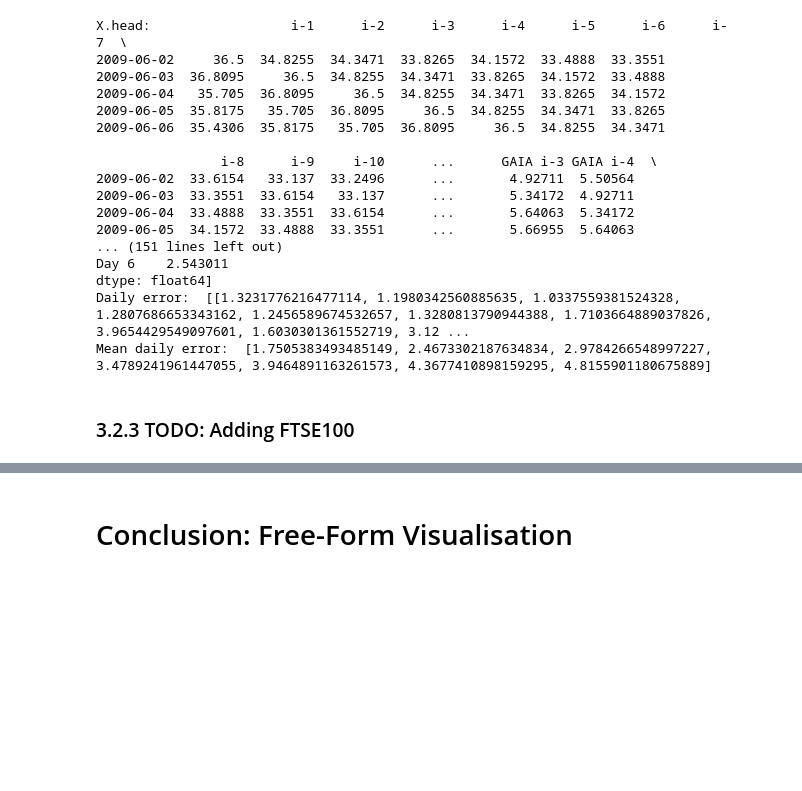
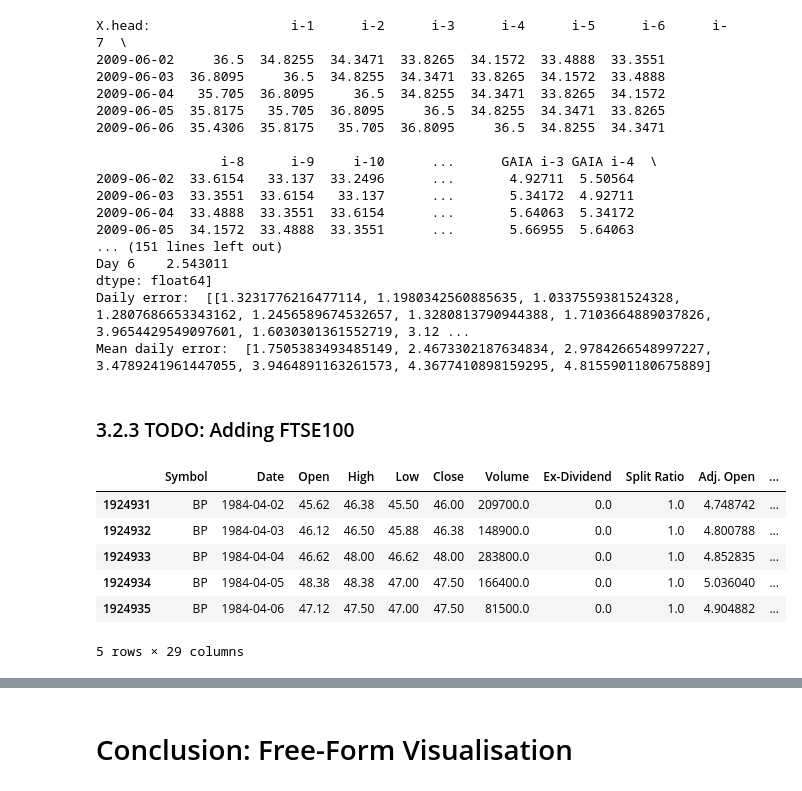
Before and after one commit to jessicayung/machine-learning-nd, a Jupyter notebook: p5-capstone/III. Methodology - Code.ipynb, the cells around one changed output, grey strips where cells are left out. Cells and saved outputs as stored; diff of their text form; code cells hidden in the pictures; blank space fills up the shorter version.

```diff
--- a/p5-capstone/III. Methodology - Code.ipynb
+++ b/p5-capstone/III. Methodology - Code.ipynb
@@ -2518,3 +2393,14 @@ Daily error:  [[1.3231776216477114, 1.1980342560885635, 1.0337559381524328, 1.28
 Mean daily error:  [1.7505383493485149, 2.4673302187634834, 2.9784266548997227, 3.4789241961447055, 3.9464891163261573, 4.3677410898159295, 4.8155901180675889]
 # %% [markdown]
 ### 3.2.3 TODO: Adding FTSE100
+# %%
+bp_ftse = bp.loc[bp_ftse_start:]
+bp_ftse.head()
+# %% [output]
+|  | Symbol | Date | Open | High | Low | Close | Volume | Ex-Dividend | Split Ratio | Adj. Open | ... |
+| 1924931 | BP | 1984-04-02 | 45.62 | 46.38 | 45.50 | 46.00 | 209700.0 | 0.0 | 1.0 | 4.748742 | ... |
+| 1924932 | BP | 1984-04-03 | 46.12 | 46.50 | 45.88 | 46.38 | 148900.0 | 0.0 | 1.0 | 4.800788 | ... |
+| 1924933 | BP | 1984-04-04 | 46.62 | 48.00 | 46.62 | 48.00 | 283800.0 | 0.0 | 1.0 | 4.852835 | ... |
+| 1924934 | BP | 1984-04-05 | 48.38 | 48.38 | 47.00 | 47.50 | 166400.0 | 0.0 | 1.0 | 5.036040 | ... |
+| 1924935 | BP | 1984-04-06 | 47.12 | 47.50 | 47.00 | 47.50 | 81500.0 | 0.0 | 1.0 | 4.904882 | ... |
+5 rows × 29 columns
```
Also changed, not shown: parts of 25 cells of this notebook, 6 other files.
